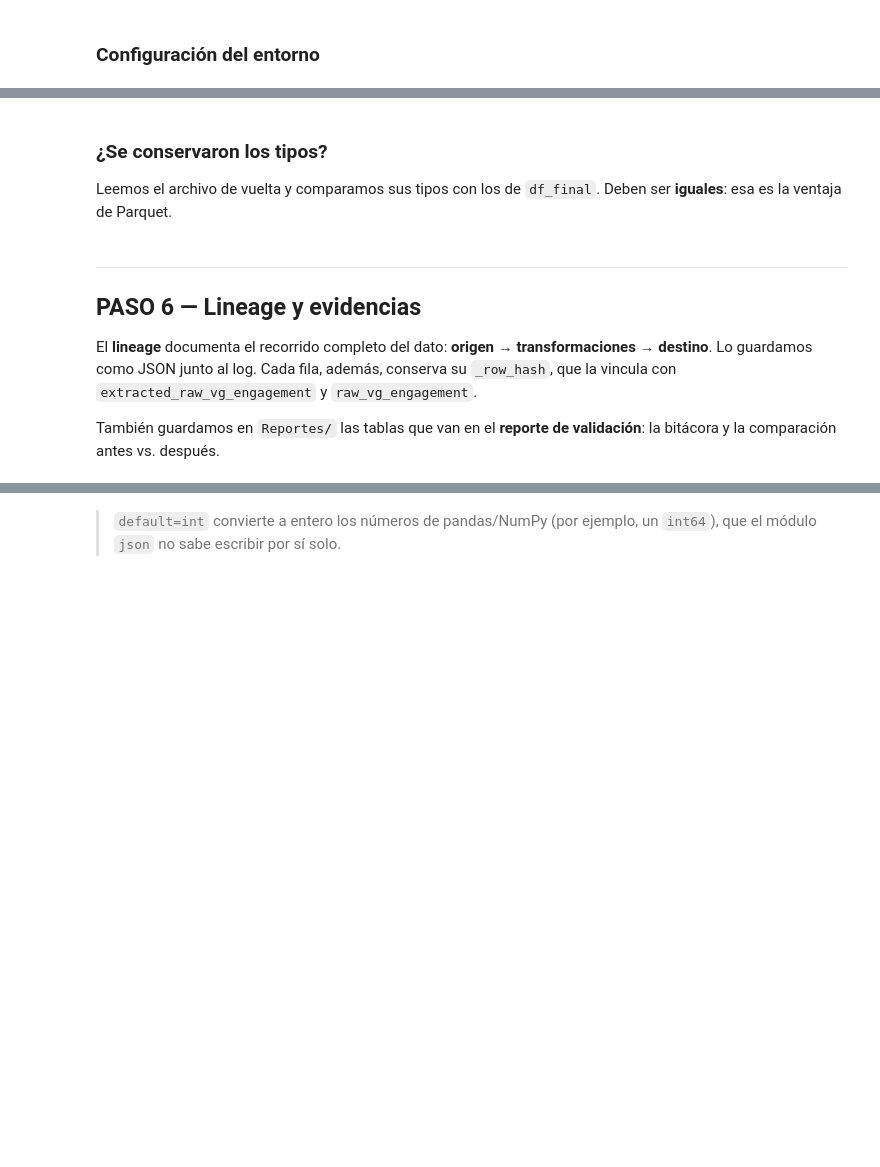
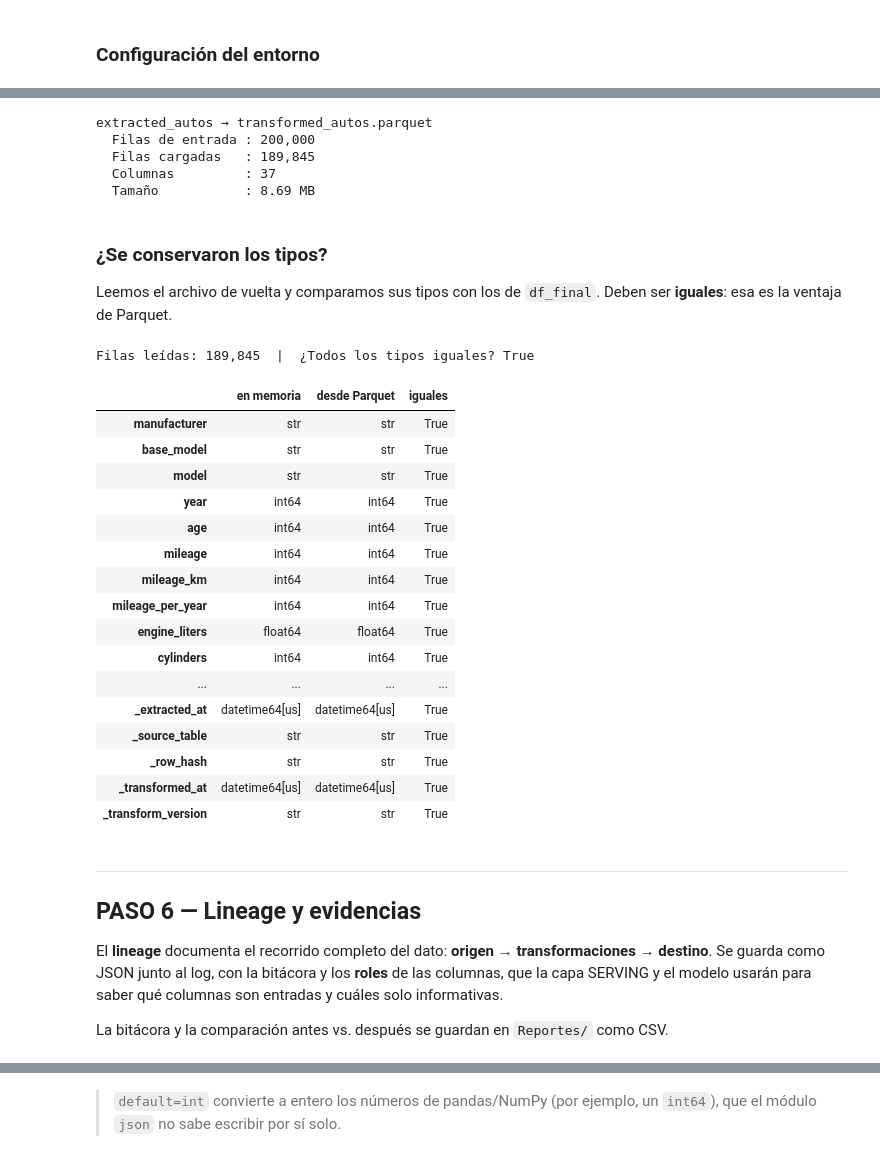
Before and after one commit to luispardave/ING_BD_ProjectF, a Jupyter notebook: Codigos/TRANSFORMACION.ipynb, the cells around one changed output, grey strips where cells are left out. Saved outputs shown, nothing was run; the diff lists cells and outputs as text; code cells hidden in the pictures; blank space fills up the shorter version.

```diff
--- a/Codigos/TRANSFORMACION.ipynb
+++ b/Codigos/TRANSFORMACION.ipynb
@@ -495,0 +963,26 @@ registrar('3.9', 'Metadatos de transformación y orden de columnas', len(df_fina
+# %%
+# ── 3.15 Metadatos, roles y orden de columnas ─────────────────────────────
+
+df['_transformed_at']    = pd.Timestamp(datetime.now().replace(microsecond=0)).as_unit('us')
+df['_transform_version'] = VERSION_TRANSFORM
+
+ROLES = {
+    'objetivo'            : ['price'],
+    'caracteristicas_auto': ['manufacturer', 'base_model', 'model', 'year', 'age', 'mileage', 'mileage_km',
+                             'mileage_per_year', 'engine_liters', 'cylinders', 'turbo', 'transmission',
+                             'drivetrain', 'fuel_type', 'mpg_city', 'mpg_highway', 'exterior_color',
+                             'interior_color', 'accidents_or_damage', 'one_owner', 'personal_use_only',
+                             'brand_country', 'brand_segment'],
+    'solo_tablero_precio' : ['price_drop', 'original_price', 'price_range'],     # no son entradas del modelo
+    'solo_tablero_info'   : COLS_INFORMATIVAS,                                  # no son entradas del modelo
+    'metadatos'           : COLS_META + ['_transformed_at', '_transform_version'],
+}
+
+COLUMNAS_FINALES = (ROLES['caracteristicas_auto'] + ROLES['objetivo'] + ROLES['solo_tablero_precio']
+                    + ROLES['solo_tablero_info'] + ROLES['metadatos'])
+
+df_final = df[COLUMNAS_FINALES].reset_index(drop=True)
+
+registrar('3.15', 'Metadatos de transformación y orden de columnas por rol',
+          'Lineage: cada fila conserva su origen y su versión de reglas',
+          len(df_final), len(df_final), 0)
@@ -657,19 +1154,26 @@ print()
 # %%
 # ── Cargar df_final a Parquet ──────────────────────────────────────────────
 
-df_final.to_parquet(PARQUET_DESTINO, index=False)        # si el archivo existe, se sobrescribe
-
-tamanio_mb = os.path.getsize(PARQUET_DESTINO) / 1_048_576
-
-escribir_log('carga_parquet', len(df_ext), len(df_final), detalle=f'{tamanio_mb:.2f} MB')
-
+try:
+    df_final.to_parquet(PARQUET_DESTINO, index=False)           # si el archivo existe, se sobrescribe
+    escribir_log('carga_parquet', len(df_ext), len(df_final), detalle=f'{tamano_mb(PARQUET_DESTINO):.2f} MB')
+except Exception as e:
+    escribir_log('carga_parquet', len(df_ext), 0, estado='fallido', detalle=str(e))
+    raise
 
 print()
 print(f'{TABLA_EXTRACTED} → {NOMBRE_DESTINO}.parquet')
 print(f'  Filas de entrada : {len(df_ext):,}')
 print(f'  Filas cargadas   : {len(df_final):,}')
-print(f'  Tamaño           : {tamanio_mb:.2f} MB')
+print(f'  Columnas         : {df_final.shape[1]}')
+print(f'  Tamaño           : {tamano_mb(PARQUET_DESTINO):.2f} MB')
 print()
+# %% [output]
+extracted_autos → transformed_autos.parquet
+  Filas de entrada : 200,000
+  Filas cargadas   : 189,845
+  Columnas         : 37
+  Tamaño           : 8.69 MB
 # %% [markdown]
 ### ¿Se conservaron los tipos?
 
@@ -677,20 +1181,42 @@ Leemos el archivo de vuelta y comparamos sus tipos con los de `df_final`. Deben
 # %%
 # ── Leer el Parquet de vuelta ──────────────────────────────────────────────
 
 df_leido = pd.read_parquet(PARQUET_DESTINO)
 
+tipos = pd.DataFrame({'en memoria': df_final.dtypes.astype(str), 'desde Parquet': df_leido.dtypes.astype(str)})
+tipos['iguales'] = tipos['en memoria'] == tipos['desde Parquet']
+
 print()
-print(f'Filas leídas: {len(df_leido):,}')
+print(f'Filas leídas: {len(df_leido):,}  |  ¿Todos los tipos iguales? {tipos["iguales"].all()}')
 print()
 
-pd.DataFrame({'en memoria': df_final.dtypes, 'desde Parquet': df_leido.dtypes})
+tipos
+# %% [output]
+Filas leídas: 189,845  |  ¿Todos los tipos iguales? True
+|  | en memoria | desde Parquet | iguales |
+| manufacturer | str | str | True |
+| base_model | str | str | True |
+| model | str | str | True |
+| year | int64 | int64 | True |
+| age | int64 | int64 | True |
+| mileage | int64 | int64 | True |
+| mileage_km | int64 | int64 | True |
+| mileage_per_year | int64 | int64 | True |
+| engine_liters | float64 | float64 | True |
+| cylinders | int64 | int64 | True |
+| ... | ... | ... | ... |
+| _extracted_at | datetime64[us] | datetime64[us] | True |
+| _source_table | str | str | True |
+| _row_hash | str | str | True |
+| _transformed_at | datetime64[us] | datetime64[us] | True |
+| _transform_version | str | str | True |
 # %% [markdown]
 ---
 ## PASO 6 — Lineage y evidencias
 
-El **lineage** documenta el recorrido completo del dato: **origen → transformaciones → destino**. Lo guardamos como JSON junto al log. Cada fila, además, conserva su `_row_hash`, que la vincula con `extracted_raw_vg_engagement` y `raw_vg_engagement`.
+El **lineage** documenta el recorrido completo del dato: **origen → transformaciones → destino**. Se guarda como JSON junto al log, con la bitácora y los **roles** de las columnas, que la capa SERVING y el modelo usarán para saber qué columnas son entradas y cuáles solo informativas.
 
-También guardamos en `Reportes/` las tablas que van en el **reporte de validación**: la bitácora y la comparación antes vs. después.
+La bitácora y la comparación antes vs. después se guardan en `Reportes/` como CSV.
 # %%
 # ── Guardar el lineage ─────────────────────────────────────────────────────
 
```
Also changed, not shown: parts of 105 cells of this notebook, 7 other files.
